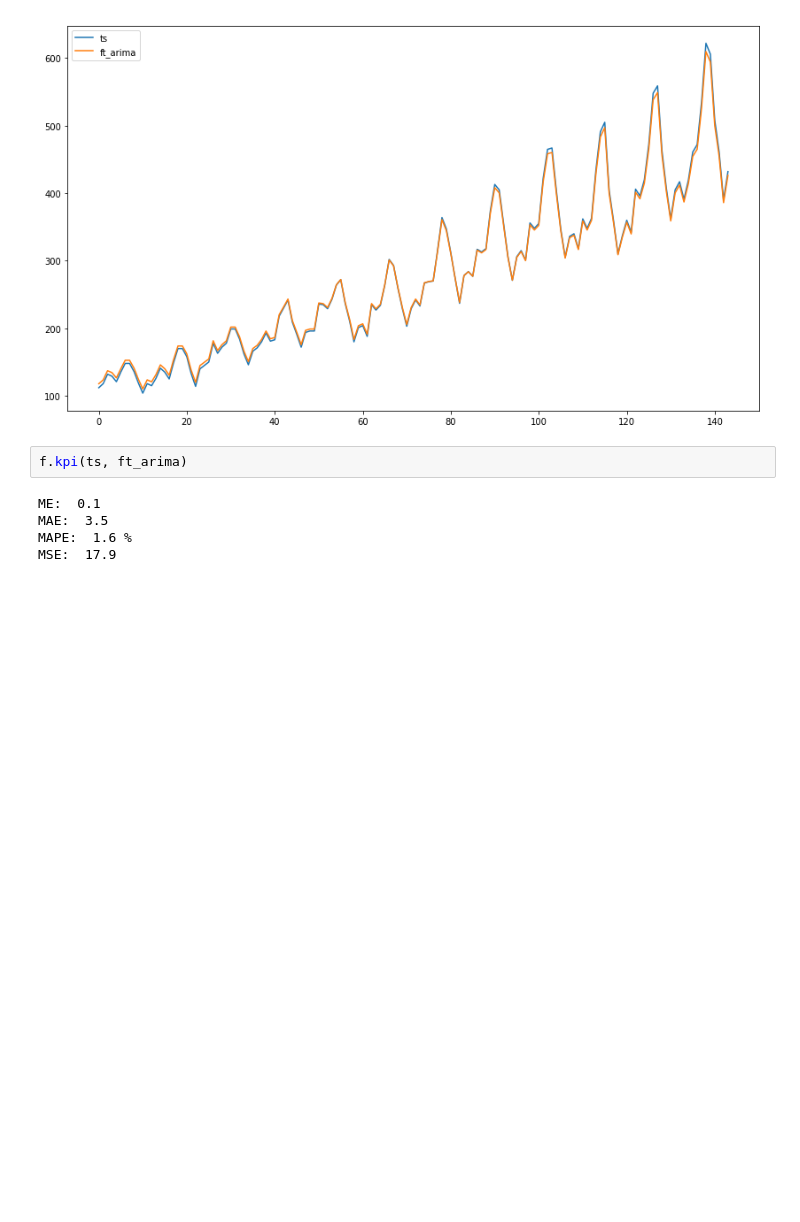
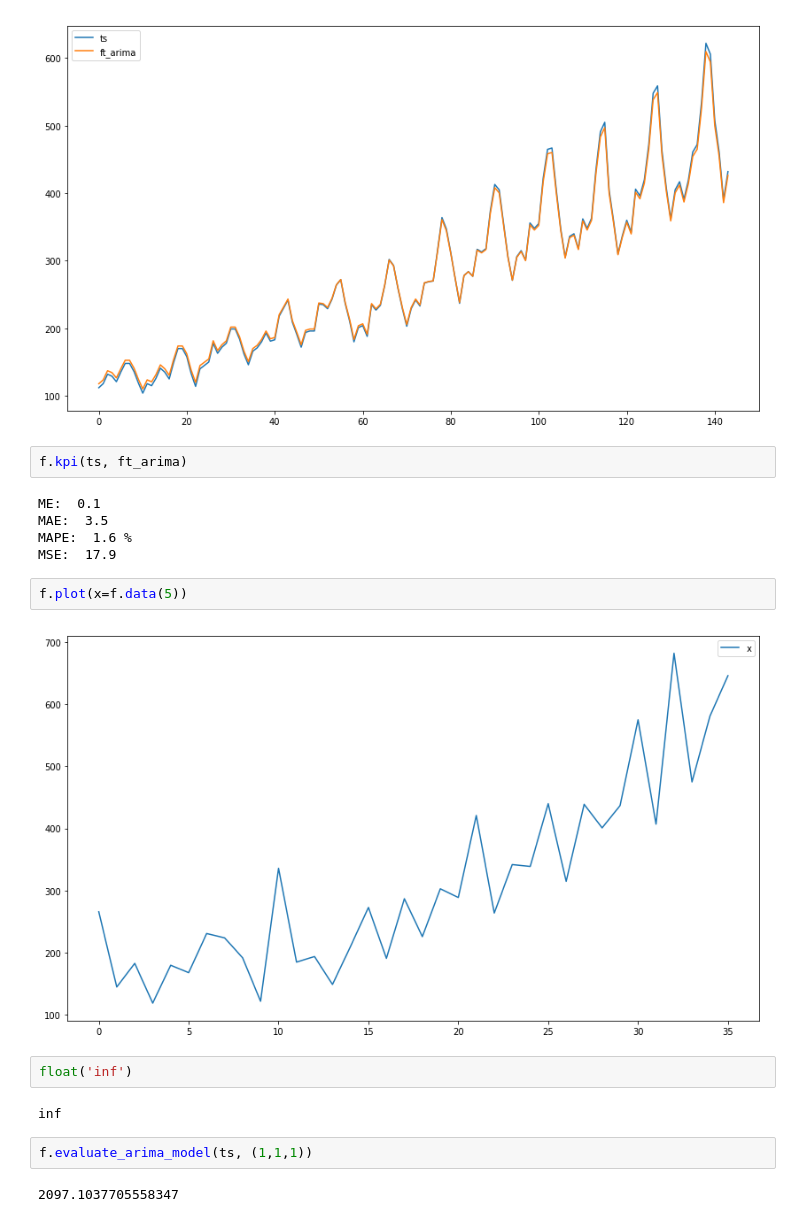
Before and after one commit to ropinotex/forecasting, a Jupyter notebook: Forecasting.ipynb, the cells around one changed output. Cells and saved outputs as stored; diff of their text form; blank space fills up the shorter version.

Commit message:
modified:   Forecasting.ipynb 	modified:   forecasting.py ARIMA model ACF plot

```diff
--- a/Forecasting.ipynb
+++ b/Forecasting.ipynb
@@ -327,3 +327,15 @@ ME:  0.1
 MAE:  3.5
 MAPE:  1.6 %
 MSE:  17.9
+# %%
+f.plot(x=f.data(5))
+# %% [output]
+[figure, added]
+# %%
+float('inf')
+# %% [output]
+inf
+# %%
+f.evaluate_arima_model(ts, (1,1,1))
+# %% [output]
+2097.1037705558347
```
Also changed, not shown: parts of 16 cells of this notebook, 1 other file.
